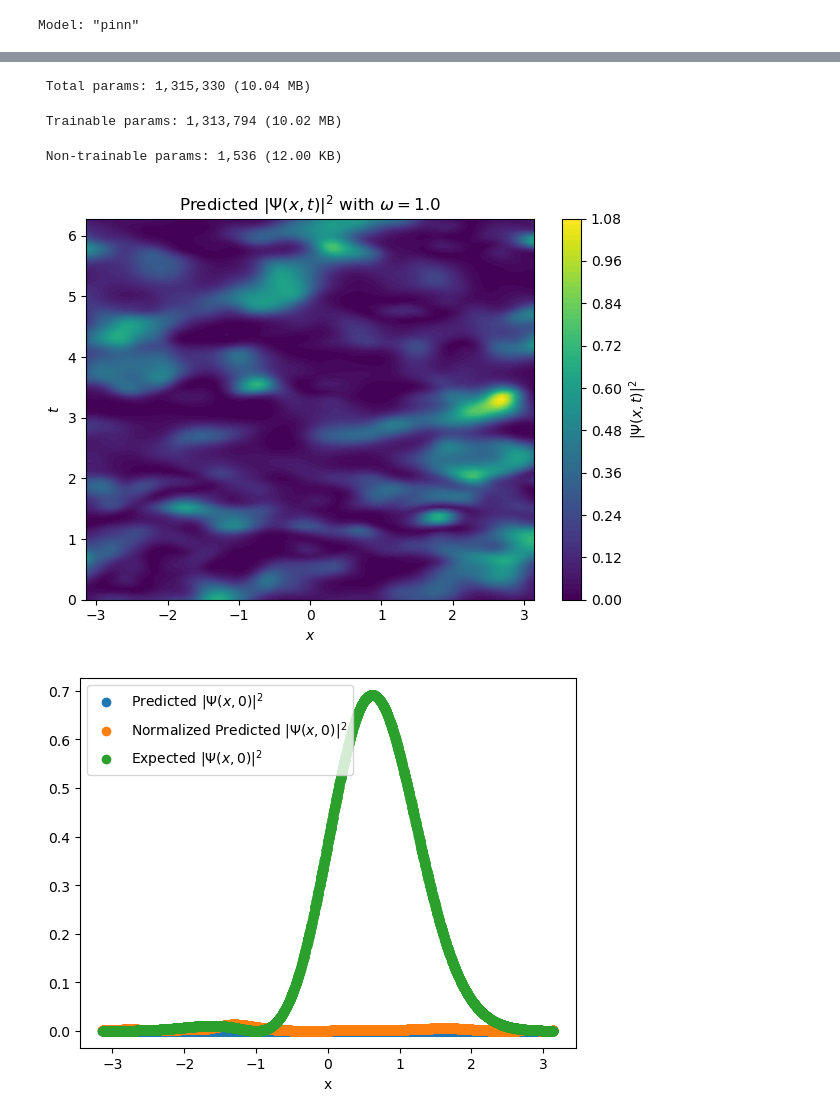
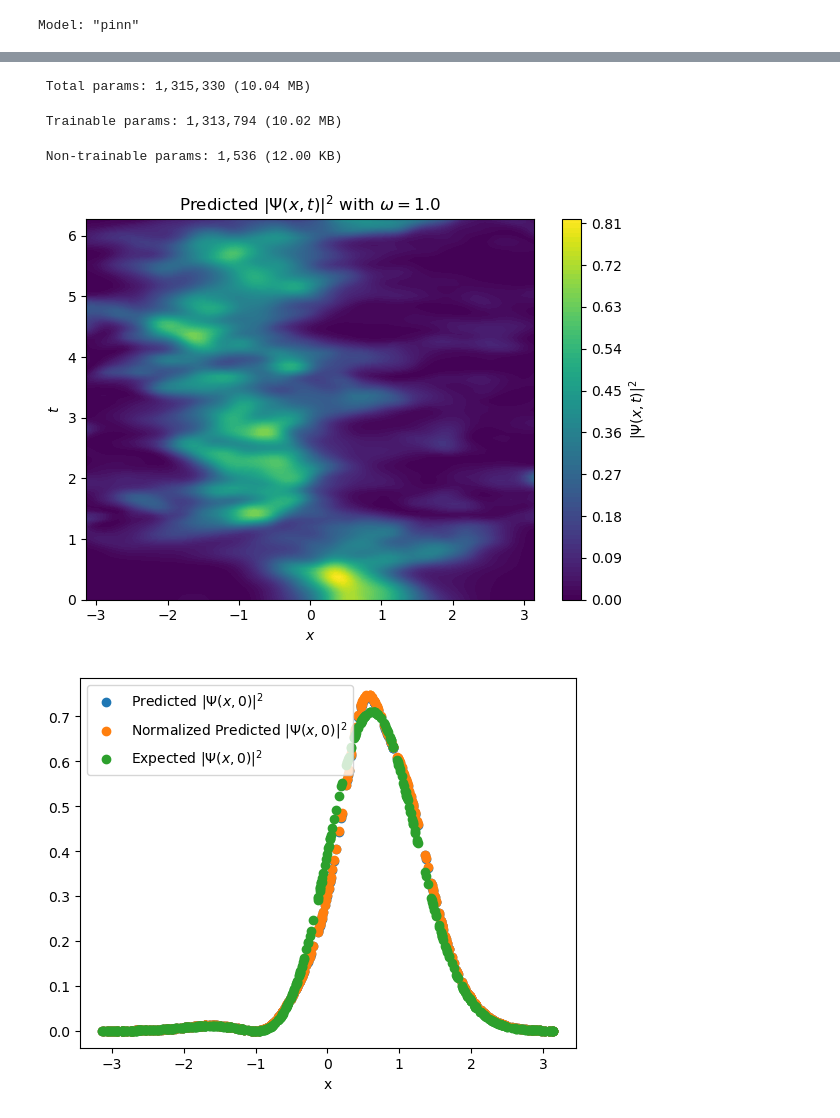
Before and after one commit to mrdchua/PINN-TDSE, a Jupyter notebook: TDSE-PHYS299/PINN-TDSE-v5.ipynb, the cells around one changed output, grey strips where cells are left out. Saved outputs shown, nothing was run; the diff lists cells and outputs as text; code cells hidden in the pictures.

```diff
--- a/TDSE-PHYS299/PINN-TDSE-v5.ipynb
+++ b/TDSE-PHYS299/PINN-TDSE-v5.ipynb
@@ -252,7 +269,7 @@ lr_schedule = tf.keras.optimizers.schedules.ExponentialDecay(
     staircase=True
 )
 
-# ADAM optimizer with beta1 = 0.09, beta2 = 0.999 (unusual but from paper)
+# ADAM optimizer
 optimizer = tf.keras.optimizers.Adam(
     learning_rate=lr_schedule,
     beta_1=0.9,
@@ -263,9 +280,9 @@ optimizer = tf.keras.optimizers.Adam(
 
 # Training Step Function
 @tf.function
-def train_step(model, x_f, t_f, x_b, t_b, x_i, t_i, psi_i_Re, psi_i_Im, w_f, w_b, w_i):
+def train_step(model, x_f, t_f, x_b, t_b, x_i, t_i, psi_i, w_f, w_b, w_i):
     with tf.GradientTape() as tape:
-        loss, (lf, lb, li) = loss_fn(model, (x_f, t_f), (x_b, t_b), (x_i, t_i, psi_i_Re, psi_i_Im), (w_f, w_b, w_i))
+        loss, (lf, lb, li) = loss_fn(model, (x_f, t_f), (x_b, t_b), (x_i, t_i, psi_i), (w_f, w_b, w_i))
 
     gradients = tape.gradient(loss, model.trainable_variables)
     optimizer.apply_gradients(zip(gradients, model.trainable_variables))
@@ -293,19 +310,19 @@ train_loss_results = {
 # Start the timer
 start_time = time.time()
 
-best_model_path = "best_model_v0.keras"
+best_model_path = "best_model_v1.keras"
 
 # Training Loop until loss < loss_threshold
 epoch = 0
 while True:
-    loss, (lf, lb, li) = train_step(pinn, x_fs, t_fs, x_bs, t_bs, x_is, t_is, psi_i_Re, psi_i_Im, w_fs, w_bs, w_is)
+    loss, (lf, lb, li) = train_step(pinn, x_fs, t_fs, x_bs, t_bs, x_is, t_is, psi_i, w_fs, w_bs, w_is)
 
     train_loss_results["total"].append(loss.numpy())
     train_loss_results["pde"].append(lf.numpy())
     train_loss_results["boundary"].append(lb.numpy())
     train_loss_results["initial"].append(li.numpy())
 
-    if epoch % 500 == 0:
+    if epoch % 1000 == 0:
         print(f"Epoch {epoch}: Loss = {loss.numpy().item():.5e} (f = {lf.numpy().item():.3e}, b = {lb.numpy().item():.3e}, i = {li.numpy().item():.3e})")
 
         w_test = tf.ones_like(x_is)
@@ -316,7 +333,7 @@ while True:
         test_Re, test_Im = normalization(x_min, x_max, N_i, u, v)
         density = test_Re**2 + test_Im**2
 
-        plt.scatter(x_i, density, label=f'$|\Psi(x,0)|^2$ with \omega={w_test.numpy().item()}')
+        plt.scatter(x_i, density, label=r'$|\Psi(x,0)|^2$ with \omega=1.0')
         plt.xlabel('x')
         plt.legend()
         plt.show()
@@ -325,7 +342,7 @@ while True:
         best_loss = loss.numpy()
         patience_counter = 0
         pinn.save(best_model_path)
-        print(f"Best model saved to {best_model_path} at epoch {epoch}")
+        print(f"Best model saved to {best_model_path} at epoch {epoch} with loss {loss.numpy()}")
     else:
         patience_counter += 1
 
@@ -511,7 +528,7 @@ def psi_init(x, w, pi):
     return (1.0/np.sqrt(2.0)) * (u_0 + u_1)
 
 # data generation
-N_f, N_b, N_i = 10000, 5000, 5000
+N_f, N_b, N_i = 10000, 500, 500
 w_test = 1.0
 
 # interior points
@@ -623,6 +640,7 @@ loaded_model.summary()
 
 # Contour Plot
 N = 100
+w_test = 1.0
 x_plot = np.linspace(x_min, x_max, N)[:,None]
 t_plot = np.linspace(t_min, t_max, N)[:,None]
 x_plot_scaled = scale_inputs(x_plot, x_min, x_max)
@@ -660,7 +678,7 @@ plt.show()
 X = tf.concat([x_is, t_is, w_is], axis=1)
 uv = loaded_model(X)
 u, v = uv[:, 0:1], uv[:, 1:2]
-psi_Re, psi_Im = normalization(x_min, x_max, N, u, v)
+psi_Re, psi_Im = normalization(x_min, x_max, N_i, u, v)
 density_initial = psi_Re**2 + psi_Im**2
 
 plt.scatter(x_i, u**2 + v**2, label=r'Predicted $|\Psi(x,0)|^2$')
@@ -676,7 +694,7 @@ plt.show()
 X = tf.concat([x_bs, t_bs, w_bs], axis=1)
 uv = loaded_model(X)
 u, v = uv[:, 0:1], uv[:, 1:2]
-psi_Re, psi_Im = normalization(x_min, x_max, N, u, v)
+psi_Re, psi_Im = normalization(x_min, x_max, N_b, u, v)
 density_boundary = psi_Re**2 + psi_Im**2
 
 plt.scatter(t_b, u**2 + v**2, label=r'Predicted $|\Psi(x_b,t)|^2$')
@@ -710,6 +726,6 @@ Model: "pinn"
 └─────────────────────────────────┴────────────────────────┴───────────────┘
  Total params: 1,315,330 (10.04 MB)
  Trainable params: 1,313,794 (10.02 MB)
  Non-trainable params: 1,536 (12.00 KB)
-[figure, old version]
+[figure, new version]
-[figure, old version]
+[figure, new version]
```
Also changed, not shown: parts of 4 cells of this notebook.
